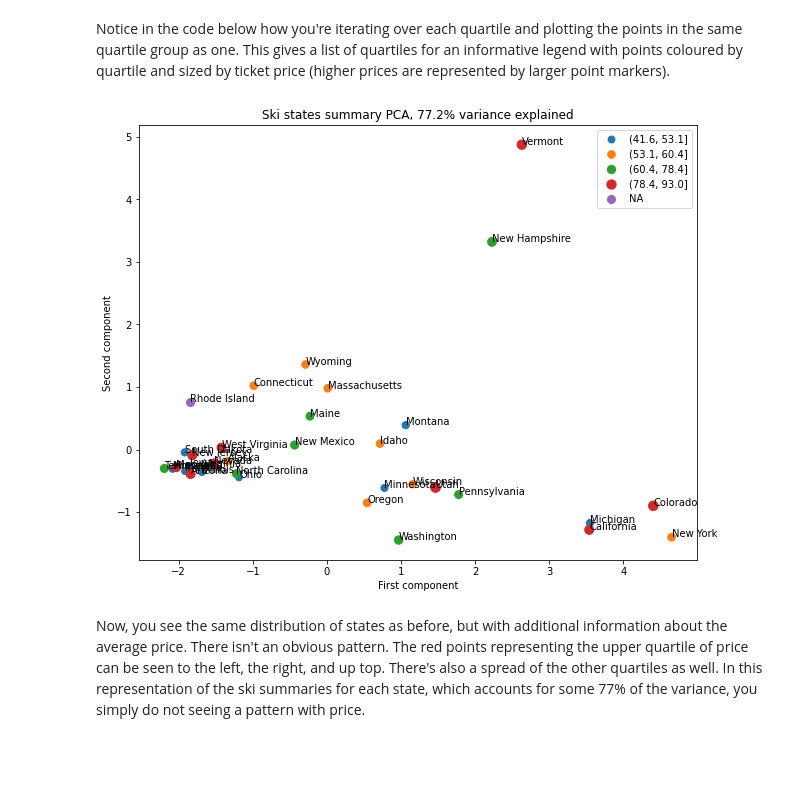
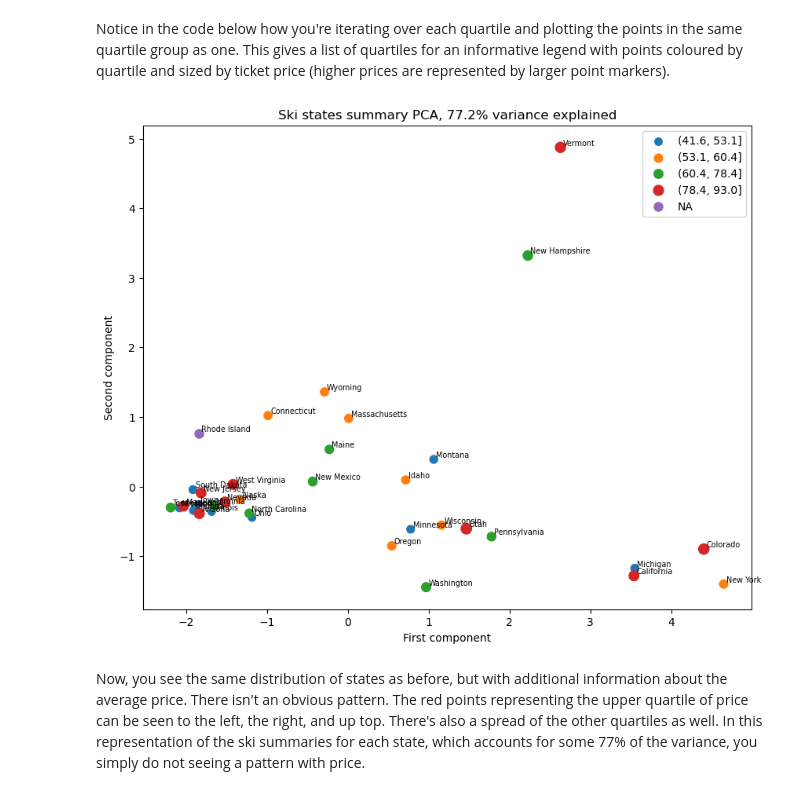
Before and after one commit to NBPub/DataScienceGuidedCapstone, a Jupyter notebook: Notebooks/03_exploratory_data_analysis.ipynb, the cells around one changed output. Cells and saved outputs as stored; diff of their text form; code cells hidden in the pictures; blank space fills up the shorter version.

```diff
--- a/Notebooks/03_exploratory_data_analysis.ipynb
+++ b/Notebooks/03_exploratory_data_analysis.ipynb
@@ -388,5 +494,5 @@ plt.xlabel('First component')
 plt.ylabel('Second component')
 plt.title(f'Ski states summary PCA, {pc_var:.1f}% variance explained')
 for s, x, y in zip(state, x, y):
-    plt.annotate(s, (x, y))
+    plt.annotate(s, (x+.03, y+.03), fontsize='x-small')
 # %% [output]
@@ -398,5 +514,5 @@ Here, all point markers for the states are the same size and colour. You've visu
 # %%
 #Code task 8#
 #Calculate the average 'AdultWeekend' ticket price by state
-state_avg_price = ski_data.groupby(___)[___].___
+state_avg_price = ski_data.groupby('state')['AdultWeekend'].mean()
 state_avg_price.head()
@@ -417,5 +541,5 @@ At this point you have several objects floating around. You have just calculated
 #Remember the first component was given by state_pca_x[:, 0],
 #and the second by state_pca_x[:, 1]
 #Call these 'PC1' and 'PC2', respectively and set the dataframe index to `state_summary_index`
-pca_df = pd.DataFrame({'PC1': ___, 'PC2': ___}, index=__)
+pca_df = pd.DataFrame({'PC1': state_pca_x[:, 0], 'PC2': state_pca_x[:, 1]}, index=state_summary_index)
 pca_df.head()
@@ -449,5 +581,5 @@ Now you can concatenate both parts on axis 1 and using the indexes.
 #Code task 10#
 #Use pd.concat to concatenate `pca_df` and `state_avg_price` along axis 1
 # remember, pd.concat will align on index
-pca_df = ___([___, ___], axis=___)
+pca_df = pd.concat([pca_df, state_avg_price], axis=1)
 pca_df.head()
@@ -504,22 +646,22 @@ Notice in the code below how you're iterating over each quartile and plotting th
 # %%
 x = pca_df.PC1
 y = pca_df.PC2
 price = pca_df.AdultWeekend
 quartiles = pca_df.Quartile
 state = pca_df.index
 pc_var = 100 * state_pca.explained_variance_ratio_.cumsum()[1]
 fig, ax = plt.subplots(figsize=(10,8))
 for q in quartiles.cat.categories:
     im = quartiles == q
     ax.scatter(x=x[im], y=y[im], s=price[im], label=q)
 ax.set_xlabel('First component')
 ax.set_ylabel('Second component')
 plt.legend()
 ax.set_title(f'Ski states summary PCA, {pc_var:.1f}% variance explained')
 for s, x, y in zip(state, x, y):
-    plt.annotate(s, (x, y))
+    plt.annotate(s, (x+.03, y+.03), fontsize='x-small')
 # %% [output]
-[figure, old version]
+[figure, new version]
 # %% [markdown]
 Now, you see the same distribution of states as before, but with additional information about the average price. There isn't an obvious pattern. The red points representing the upper quartile of price can be seen to the left, the right, and up top. There's also a spread of the other quartiles as well. In this representation of the ski summaries for each state, which accounts for some 77% of the variance, you simply do not seeing a pattern with price.
 # %% [markdown]
```
Also changed, not shown: parts of 46 cells of this notebook, 6 other files.
